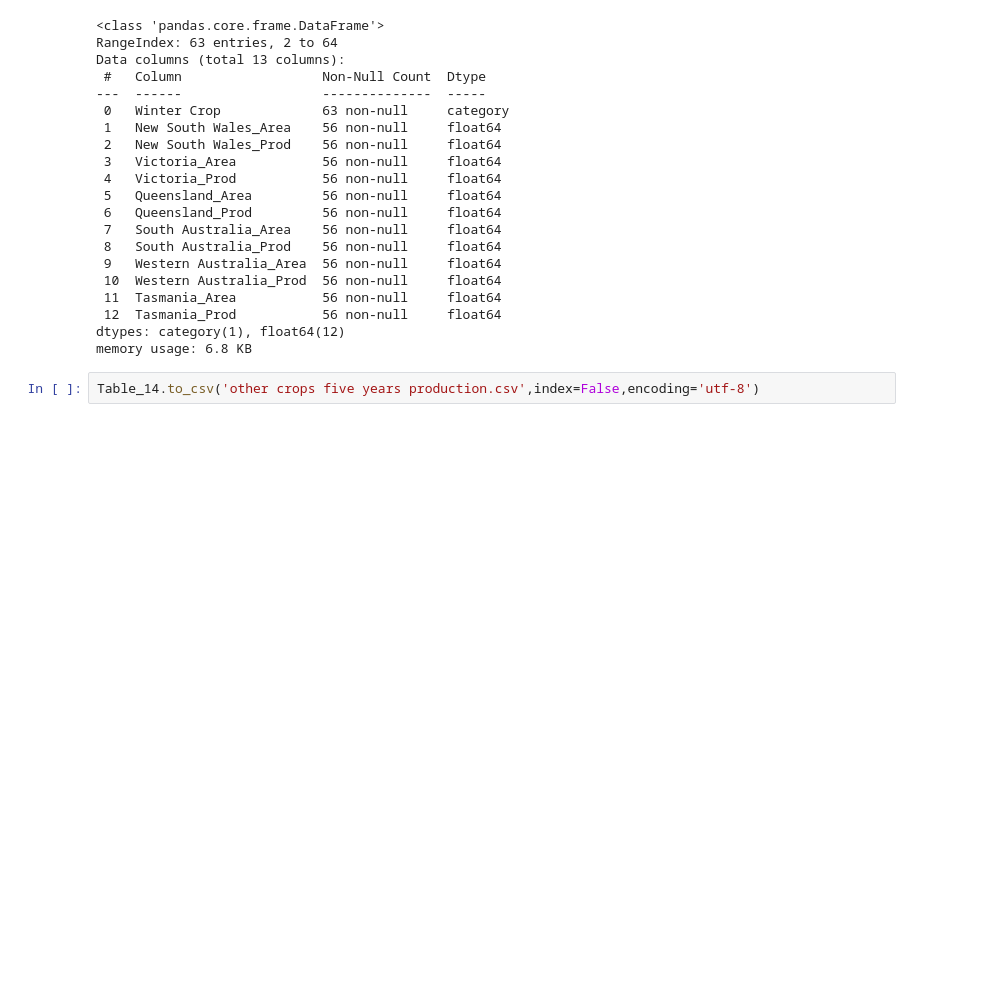
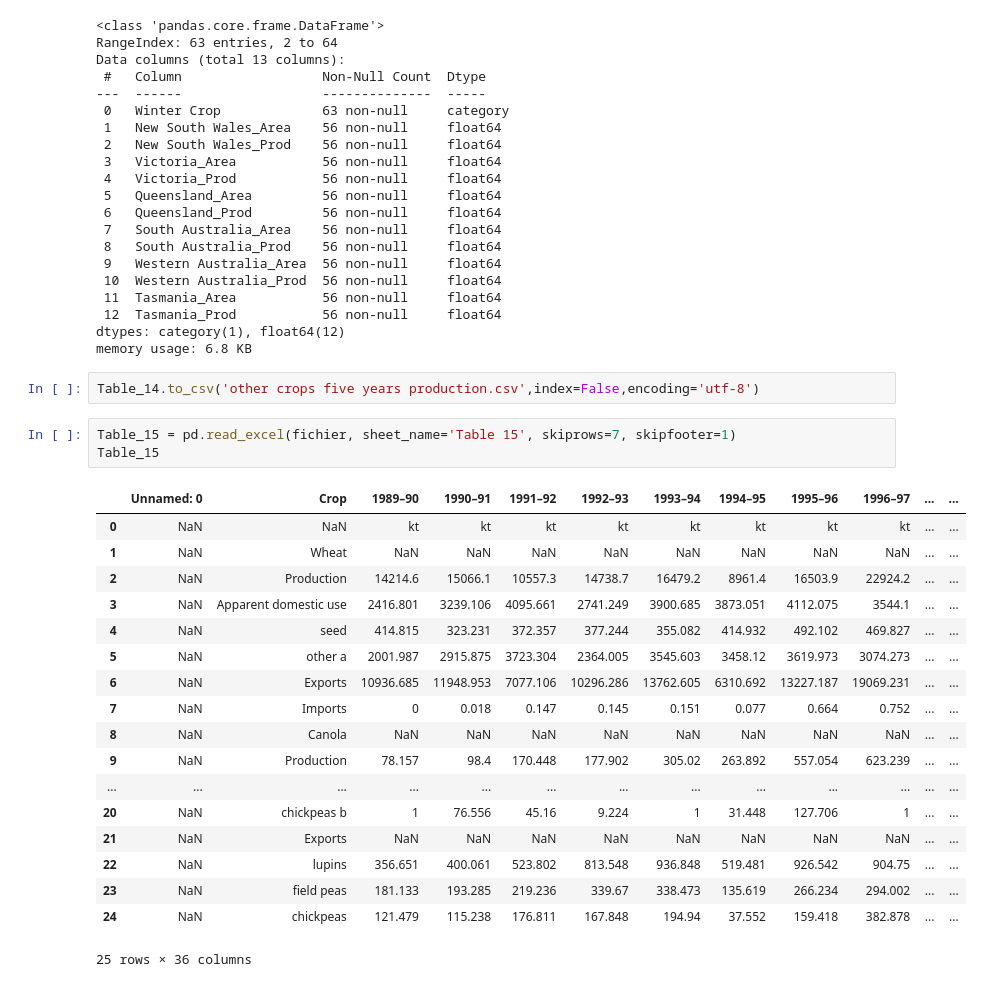
Before and after one commit to Moisebea/Crop_Report, a Jupyter notebook: OneDrive/Documents/Bureau/ABARES Dec Crop Report/Scraping_data.ipynb, the cells around one changed output. Saved outputs shown, nothing was run; the diff lists cells and outputs as text; blank space fills up the shorter version.

```diff
--- a/OneDrive/Documents/Bureau/ABARES Dec Crop Report/Scraping_data.ipynb
+++ b/OneDrive/Documents/Bureau/ABARES Dec Crop Report/Scraping_data.ipynb
@@ -1228,3 +1228,25 @@ dtypes: category(1), float64(12)
 memory usage: 6.8 KB
 # %%
 Table_14.to_csv('other crops five years production.csv',index=False,encoding='utf-8')
+# %%
+Table_15 = pd.read_excel(fichier, sheet_name='Table 15', skiprows=7, skipfooter=1)
+Table_15
+# %% [output]
+|  | Unnamed: 0 | Crop | 1989–90 | 1990–91 | 1991–92 | 1992–93 | 1993–94 | 1994–95 | 1995–96 | 1996–97 | ... | ... |
+| 0 | NaN | NaN | kt | kt | kt | kt | kt | kt | kt | kt | ... | ... |
+| 1 | NaN | Wheat | NaN | NaN | NaN | NaN | NaN | NaN | NaN | NaN | ... | ... |
+| 2 | NaN | Production | 14214.6 | 15066.1 | 10557.3 | 14738.7 | 16479.2 | 8961.4 | 16503.9 | 22924.2 | ... | ... |
+| 3 | NaN | Apparent domestic use | 2416.801 | 3239.106 | 4095.661 | 2741.249 | 3900.685 | 3873.051 | 4112.075 | 3544.1 | ... | ... |
+| 4 | NaN | seed | 414.815 | 323.231 | 372.357 | 377.244 | 355.082 | 414.932 | 492.102 | 469.827 | ... | ... |
+| 5 | NaN | other a | 2001.987 | 2915.875 | 3723.304 | 2364.005 | 3545.603 | 3458.12 | 3619.973 | 3074.273 | ... | ... |
+| 6 | NaN | Exports | 10936.685 | 11948.953 | 7077.106 | 10296.286 | 13762.605 | 6310.692 | 13227.187 | 19069.231 | ... | ... |
+| 7 | NaN | Imports | 0 | 0.018 | 0.147 | 0.145 | 0.151 | 0.077 | 0.664 | 0.752 | ... | ... |
+| 8 | NaN | Canola | NaN | NaN | NaN | NaN | NaN | NaN | NaN | NaN | ... | ... |
+| 9 | NaN | Production | 78.157 | 98.4 | 170.448 | 177.902 | 305.02 | 263.892 | 557.054 | 623.239 | ... | ... |
+| ... | ... | ... | ... | ... | ... | ... | ... | ... | ... | ... | ... | ... |
+| 20 | NaN | chickpeas b | 1 | 76.556 | 45.16 | 9.224 | 1 | 31.448 | 127.706 | 1 | ... | ... |
+| 21 | NaN | Exports | NaN | NaN | NaN | NaN | NaN | NaN | NaN | NaN | ... | ... |
+| 22 | NaN | lupins | 356.651 | 400.061 | 523.802 | 813.548 | 936.848 | 519.481 | 926.542 | 904.75 | ... | ... |
+| 23 | NaN | field peas | 181.133 | 193.285 | 219.236 | 339.67 | 338.473 | 135.619 | 266.234 | 294.002 | ... | ... |
+| 24 | NaN | chickpeas | 121.479 | 115.238 | 176.811 | 167.848 | 194.94 | 37.552 | 159.418 | 382.878 | ... | ... |
+25 rows × 36 columns
```
Also changed, not shown: parts of 17 cells of this notebook, 1 other file.
